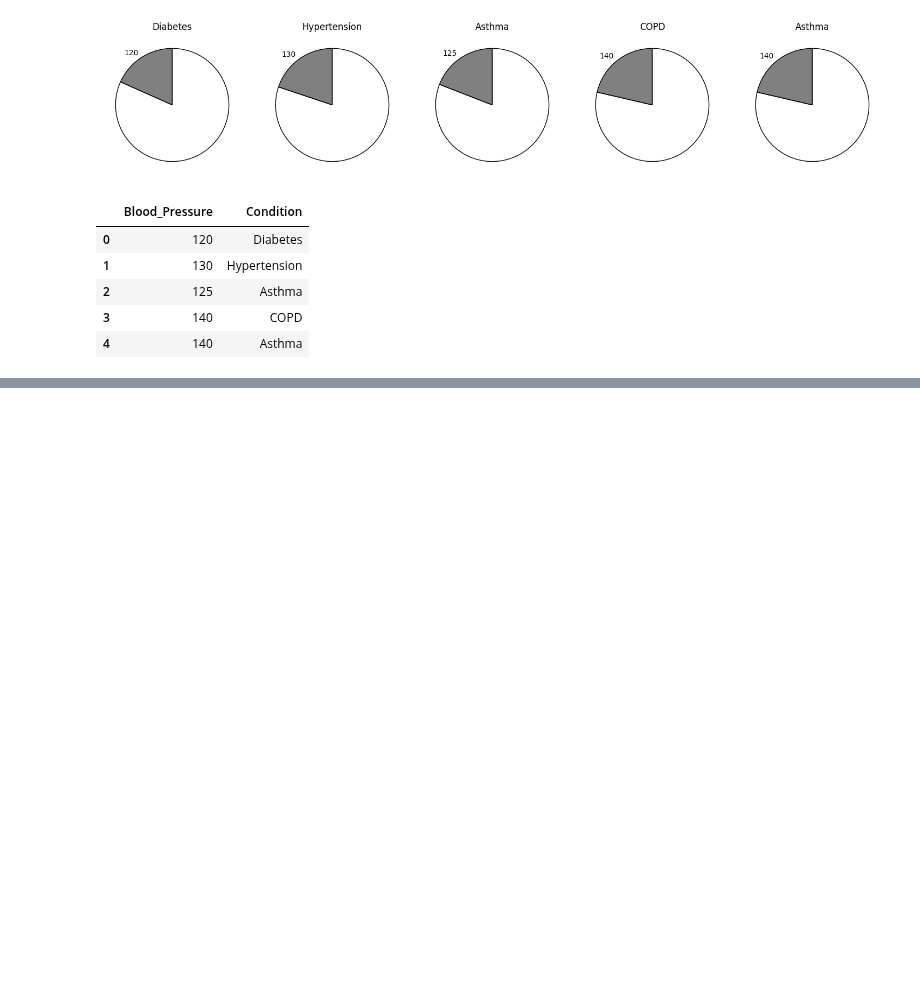
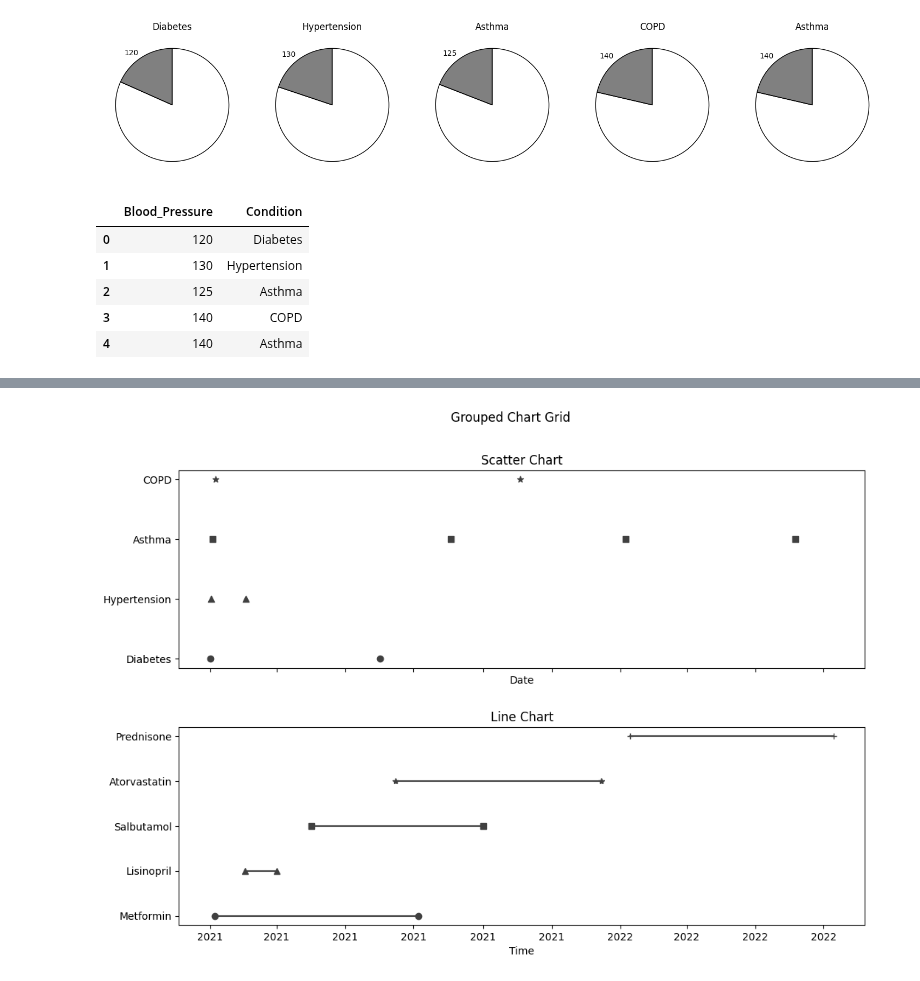
Before and after one commit to layik/dynairxvis, a Jupyter notebook: notebooks/get_started.ipynb, the cells around one changed output, grey strips where cells are left out. Drawn from its saved outputs; the diff is of its cells as text; code cells hidden in the pictures; blank space fills up the shorter version.

Commit message:
plotgrid.py: plot say conds & meds in shared x-axis, various fixes

```diff
--- a/notebooks/get_started.ipynb
+++ b/notebooks/get_started.ipynb
@@ -144,0 +145,20 @@ NQT charts...
+# %%
+df2 = pd.DataFrame({
+    'Medication': ['Metformin', 'Lisinopril', 'Salbutamol', 'Atorvastatin', 'Prednisone'],
+    'Start_Date': pd.to_datetime(['2021-01-05', '2021-02-01', '2021-04-01', '2021-06-15', '2022-01-10']),
+    'End_Date': pd.to_datetime(['2021-07-05', '2021-03-01', '2021-09-01', '2021-12-15', '2022-07-10']),
+    'Dosage': [500, 10, 2, 20, 50]
+})
+# %%
+from dynairxvis.plotgrid import plot_grid
+plot_grid(
+    categories_list=[df['Condition'], df2['Medication']],
+    start_dates_list=[df['Start_Date'], df2['Start_Date']],
+    end_dates_list=[df['End_Date'], df2['End_Date']],
+    chart_types=['scatter', 'line'],
+    fig_kw={'figsize': (12, 8)},
+)
+# from dynairxvis.time import grouped_chart
+# grouped_chart(df['Condition'], df['Start_Date'], df['End_Date'])
+# %% [output]
+[figure, added]
```
Also changed, not shown: parts of 3 cells of this notebook, 4 other files.
